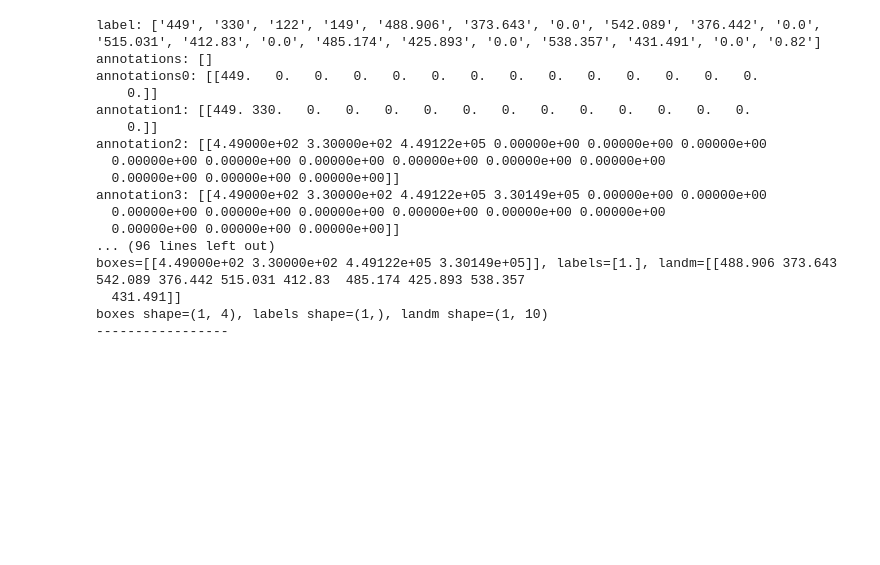
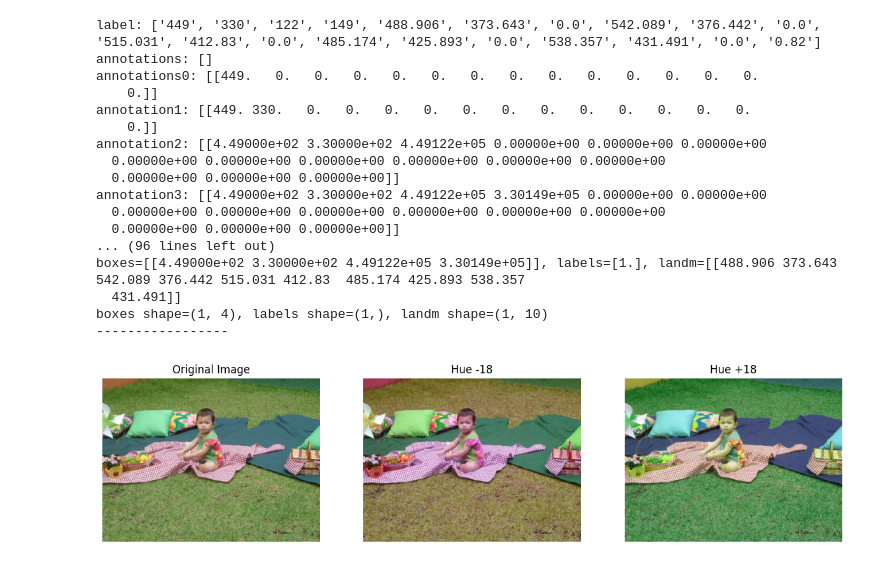
Before and after one commit to GBSOFT-YoungohChoi/Mini_proj_RetinaFace, a Jupyter notebook: sample.ipynb, the cells around one changed output. Drawn from its saved outputs; the diff is of its cells as text; code cells hidden in the pictures; blank space fills up the shorter version.

```diff
--- a/sample.ipynb
+++ b/sample.ipynb
@@ -209,0 +264,47 @@ import torchvision.models.detection.backbone_utils as backbone_utils
+# %%
+import cv2
+import numpy as np
+import matplotlib.pyplot as plt
+
+def hue_distortion(image, hue_shift):
+    """
+    입력 이미지의 Hue 값을 hue_shift 만큼 변경하는 함수.
+    hue_shift가 양수면 색조가 증가(+18), 음수면 감소(-18).
+    """
+    image_hsv = cv2.cvtColor(image, cv2.COLOR_BGR2HSV)  # BGR → HSV 변환
+    image_hsv[:, :, 0] = (image_hsv[:, :, 0].astype(int) + hue_shift) % 180  # Hue 값 변경 및 0~179 유지
+    distorted_image = cv2.cvtColor(image_hsv, cv2.COLOR_HSV2BGR)  # HSV → BGR 변환
+    return distorted_image
+
+# 이미지 로드 (테스트할 이미지 경로 지정)
+image = cv2.imread("/home/youngoh/retinaface/Pytorch_Retinaface/data/widerface/train/images/22--Picnic/22_Picnic_Picnic_22_763.jpg")  # sample.jpg는 테스트할 이미지 파일
+
+# Hue 변형 적용
+hue_minus_18 = hue_distortion(image, -18)  # Hue -18 적용
+hue_plus_18 = hue_distortion(image, 18)  # Hue +18 적용
+
+# 결과 비교를 위한 출력
+plt.figure(figsize=(15,5))
+
+# 원본 이미지 출력
+plt.subplot(1,3,1)
+plt.imshow(cv2.cvtColor(image, cv2.COLOR_BGR2RGB))
+plt.title("Original Image")
+plt.axis("off")
+
+# Hue -18 적용된 이미지 출력
+plt.subplot(1,3,2)
+plt.imshow(cv2.cvtColor(hue_minus_18, cv2.COLOR_BGR2RGB))
+plt.title("Hue -18")
+plt.axis("off")
+
+# Hue +18 적용된 이미지 출력
+plt.subplot(1,3,3)
+plt.imshow(cv2.cvtColor(hue_plus_18, cv2.COLOR_BGR2RGB))
+plt.title("Hue +18")
+plt.axis("off")
+
+# 화면 출력
+plt.show()
+# %% [output]
+[figure, added]
```
Also changed, not shown: parts of 9 cells of this notebook, 7 other files.
